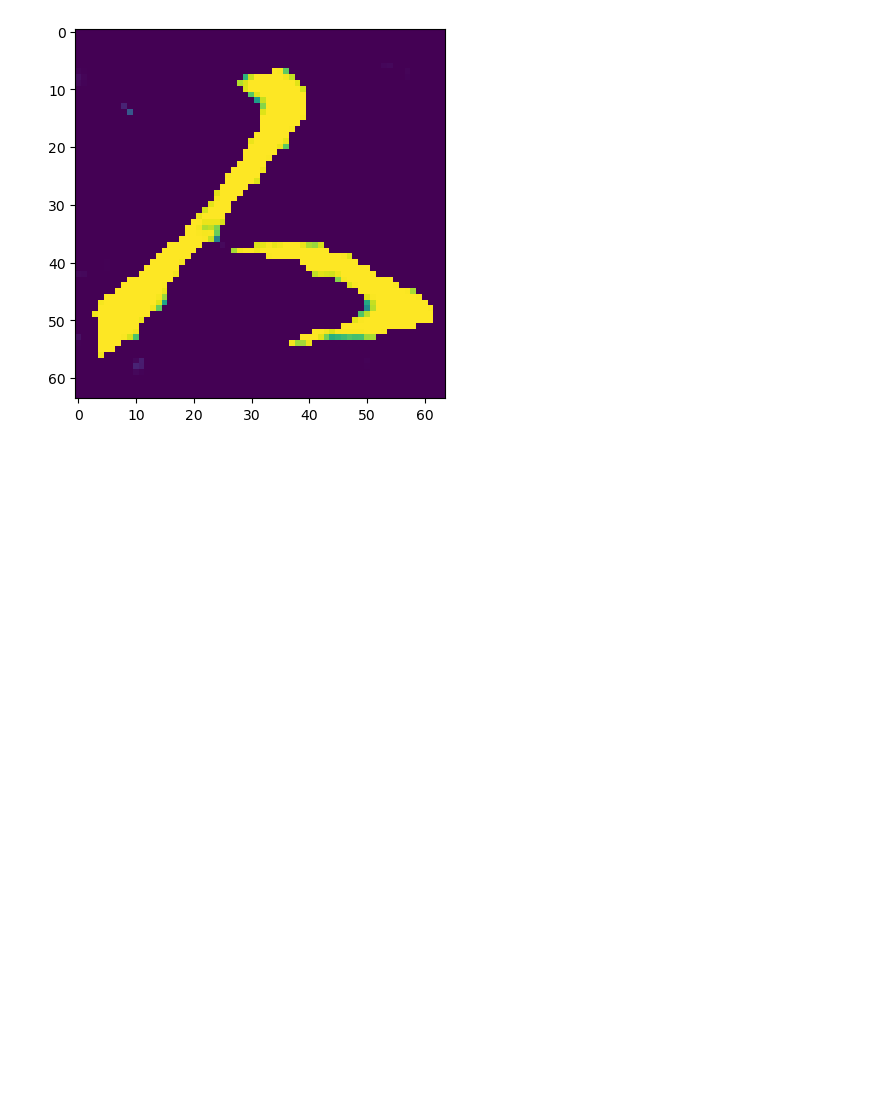
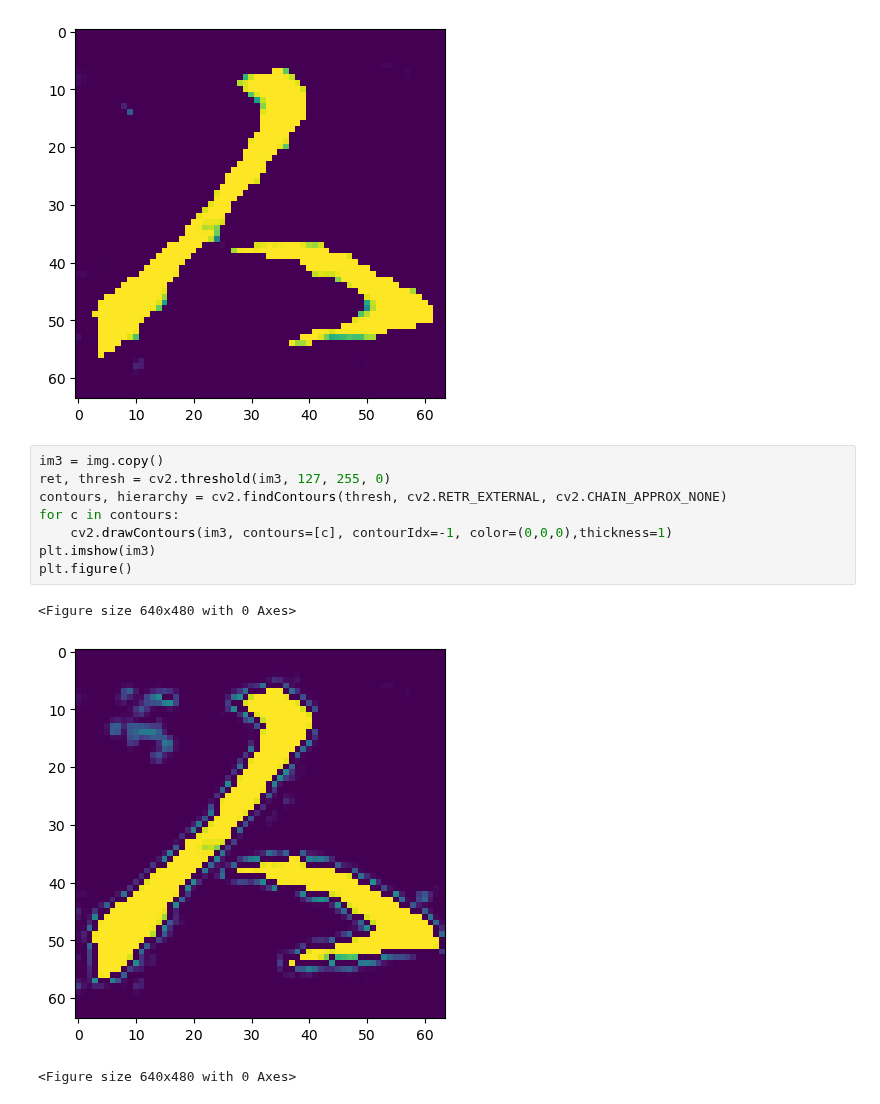
Before and after one commit to krisdanoda/Kanji-recognizer, a Jupyter notebook: outlierDetection.ipynb, the cells around one changed output. Cells and saved outputs as stored; diff of their text form; blank space fills up the shorter version.

```diff
--- a/outlierDetection.ipynb
+++ b/outlierDetection.ipynb
@@ -37,3 +37,15 @@ print(f'There are {count} cards')
 # %% [output]
 There are 2 cards
 [figure]
+# %%
+im3 = img.copy()
+ret, thresh = cv2.threshold(im3, 127, 255, 0)
+contours, hierarchy = cv2.findContours(thresh, cv2.RETR_EXTERNAL, cv2.CHAIN_APPROX_NONE)
+for c in contours:
+    cv2.drawContours(im3, contours=[c], contourIdx=-1, color=(0,0,0),thickness=1)
+plt.imshow(im3)
+plt.figure()
+# %% [output]
+<Figure size 640x480 with 0 Axes>
+[figure, added]
+<Figure size 640x480 with 0 Axes>
```
Also changed, not shown: parts of 3 cells of this notebook, 2 other files.
